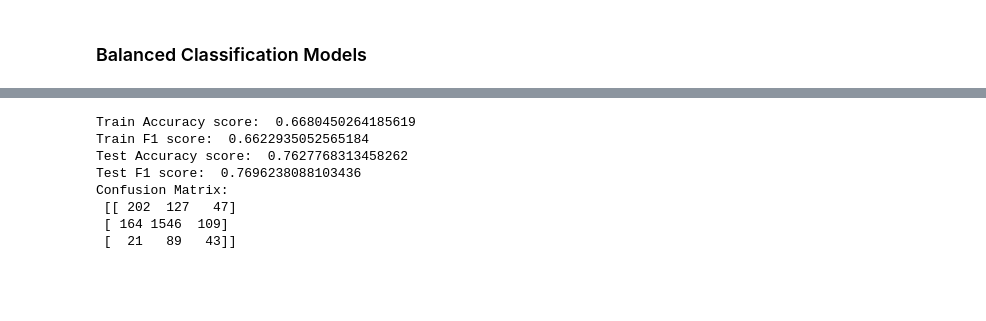
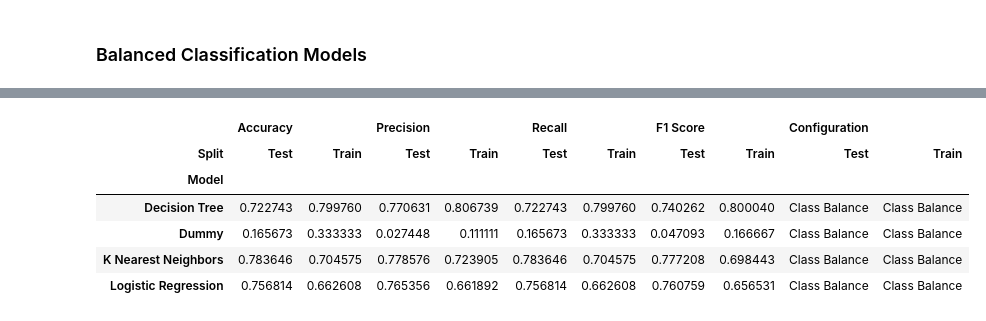
Before and after one commit to acdick/endangered_species_classification, a Jupyter notebook: Source/04_Classification_Modeling.ipynb, the cells around one changed output, grey strips where cells are left out. Saved outputs shown, nothing was run; the diff lists cells and outputs as text; code cells hidden in the pictures; blank space fills up the shorter version.

```diff
--- a/Source/04_Classification_Modeling.ipynb
+++ b/Source/04_Classification_Modeling.ipynb
@@ -151,16 +132,16 @@ sample_ratio
 # %%
 species['Federal Listing Status'].unique()
 
-sm = SMOTE(ratio=sample_ratio)
-X_train_sm, y_train_sm = sm.fit_sample(X_train, y_train)
+smote = SMOTE(ratio=sample_ratio)
+X_train_smote, y_train_smote = smote.fit_sample(X_train, y_train)
 
 # federal listing status
-print(len(y_train_sm))
-print('Endangered: ' + str((y_train_sm == 'Endangered').sum() / len(y_train_sm)))
-print('Not Listed: ' + str((y_train_sm == 'Not Listed').sum() / len(y_train_sm)))
-print('Threatened: ' + str((y_train_sm == 'Threatened').sum() / len(y_train_sm)))
+print(len(y_train_smote))
+print('Endangered: ' + str((y_train_smote == 'Endangered').sum() / len(y_train_smote)))
+print('Not Listed: ' + str((y_train_smote == 'Not Listed').sum() / len(y_train_smote)))
+print('Threatened: ' + str((y_train_smote == 'Threatened').sum() / len(y_train_smote)))
 
 # plot class imbalance
 fig, ax = plt.subplots(figsize=(10,6))
-sns.countplot(y_train_sm, alpha=0.8)
+sns.countplot(y_train_smote, alpha=0.8)
 # %% [output]
@@ -207,21 +156,38 @@ LogisticRegression(C=1000000000000.0, class_weight=None, dual=False,
-# %%
-# checking training metrics
-print('Train Accuracy score: ', accuracy_score(y_train_sm, y_pred_train_sm))
-print('Train F1 score: ', f1_score(y_train_sm, y_pred_train_sm, average='weighted'))
-
-# checking test metrics
-print('Test Accuracy score: ', accuracy_score(y_test, y_pred_test))
-print('Test F1 score: ', f1_score(y_test, y_pred_test, average='weighted'))
-
-#plot confusion matrix
-cnf_matrix = confusion_matrix(y_test, y_pred_test)
-print('Confusion Matrix:\n',cnf_matrix)
-# %% [output]
-Train Accuracy score:  0.6680450264185619
-Train F1 score:  0.6622935052565184
-Test Accuracy score:  0.7627768313458262
-Test F1 score:  0.7696238088103436
-Confusion Matrix:
- [[ 202  127   47]
- [ 164 1546  109]
- [  21   89   43]]
+# %%
+classifiers = []
+
+classifiers.append({'Model': 'Dummy',
+                    'Classifier': DummyClassifier(strategy='most_frequent')})
+
+classifiers.append({'Model': 'Logistic Regression',
+                    'Classifier': LogisticRegression(C=1e12,
+                                                     solver='newton-cg',
+                                                     multi_class='ovr',
+                                                     penalty='l2')})
+
+classifiers.append({'Model': 'K Nearest Neighbors',
+                    'Classifier': KNeighborsClassifier()})
+
+classifiers.append({'Model': 'Decision Tree',
+                    'Classifier': DecisionTreeClassifier()})
+
+classifiers, metrics = clf.classify(classifiers, X_train_smote, X_test, y_train_smote, y_test)
+
+balanced = pd.DataFrame(metrics, columns=['Model',
+                                          'Split',
+                                          'Accuracy',
+                                          'Precision',
+                                          'Recall',
+                                          'F1 Score'])
+
+balanced['Configuration'] = 'Class Balance'
+models = models.append(balanced, ignore_index=True)
+balanced.pivot(index='Model', columns='Split')
+# %% [output]
+|  | Accuracy |  | Precision |  | Recall |  | F1 Score |  | Configuration |  |
+| Split | Test | Train | Test | Train | Test | Train | Test | Train | Test | Train |
+| Model |  |  |  |  |  |  |  |  |  |  |
+| Decision Tree | 0.722743 | 0.799760 | 0.770631 | 0.806739 | 0.722743 | 0.799760 | 0.740262 | 0.800040 | Class Balance | Class Balance |
+| Dummy | 0.165673 | 0.333333 | 0.027448 | 0.111111 | 0.165673 | 0.333333 | 0.047093 | 0.166667 | Class Balance | Class Balance |
+| K Nearest Neighbors | 0.783646 | 0.704575 | 0.778576 | 0.723905 | 0.783646 | 0.704575 | 0.777208 | 0.698443 | Class Balance | Class Balance |
+| Logistic Regression | 0.756814 | 0.662608 | 0.765356 | 0.661892 | 0.756814 | 0.662608 | 0.760759 | 0.656531 | Class Balance | Class Balance |
```
Also changed, not shown: parts of 13 cells of this notebook, 2 other files.
